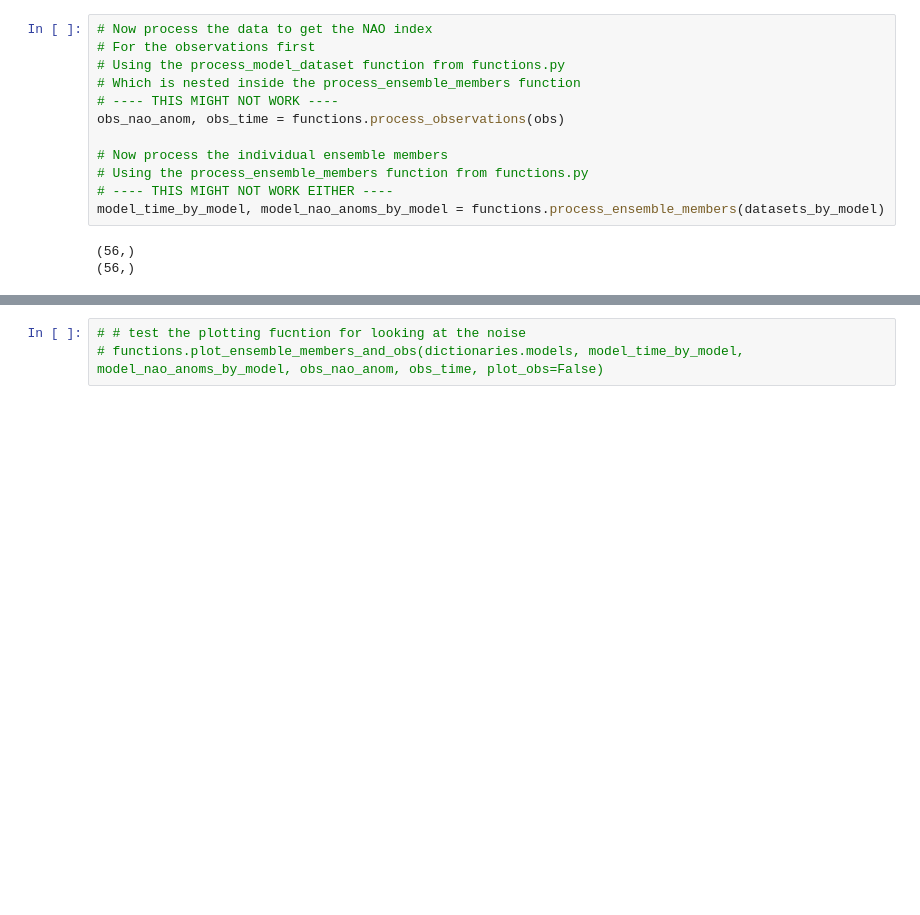
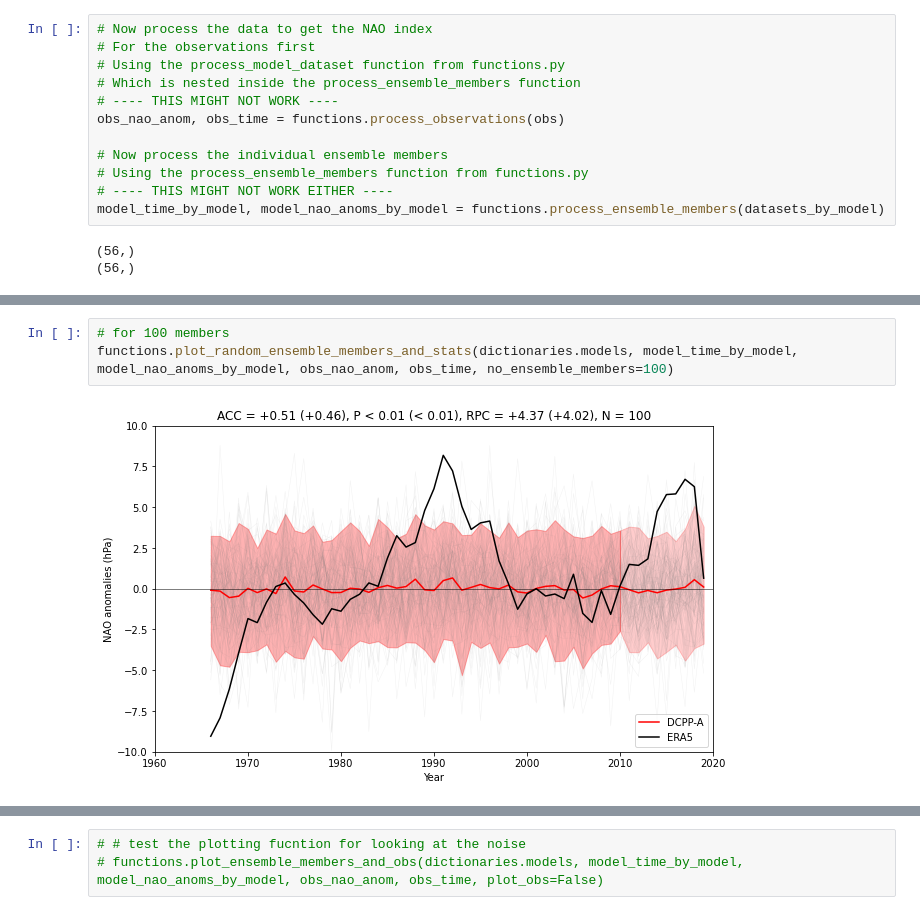
Before and after one commit to benhutchmet/multi-model-jasmin, a Jupyter notebook: plotting.ipynb, the cells around one changed output, grey strips where cells are left out. Drawn from its saved outputs; the diff is of its cells as text; blank space fills up the shorter version.

```diff
--- a/plotting.ipynb
+++ b/plotting.ipynb
@@ -35,0 +47,5 @@ model_time_by_model, model_nao_anoms_by_model = functions.process_ensemble_membe
+# %%
+# for 100 members
+functions.plot_random_ensemble_members_and_stats(dictionaries.models, model_time_by_model, model_nao_anoms_by_model, obs_nao_anom, obs_time, no_ensemble_members=100)
+# %% [output]
+[figure, added]
```
Also changed, not shown: parts of 3 cells of this notebook, 1 other file.
